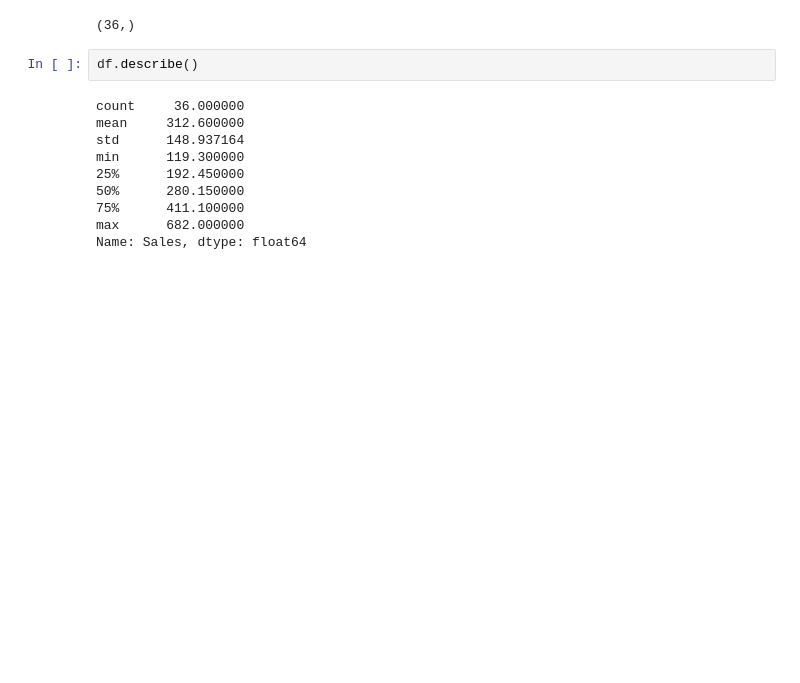
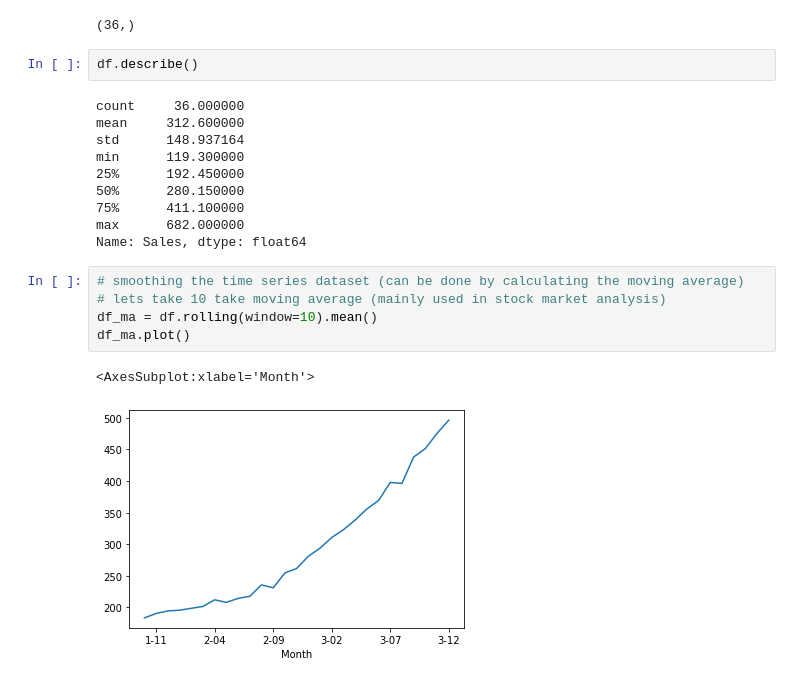
Before and after one commit to sudarshan-koirala/time-series-forecasting, a Jupyter notebook: time-series.ipynb, the cells around one changed output. Drawn from its saved outputs; the diff is of its cells as text; blank space fills up the shorter version.

```diff
--- a/time-series.ipynb
+++ b/time-series.ipynb
@@ -53,3 +55,11 @@ min      119.300000
 75%      411.100000
 max      682.000000
 Name: Sales, dtype: float64
+# %%
+# smoothing the time series dataset (can be done by calculating the moving average)
+# lets take 10 take moving average (mainly used in stock market analysis)
+df_ma = df.rolling(window=10).mean()
+df_ma.plot()
+# %% [output]
+<AxesSubplot:xlabel='Month'>
+[figure, added]
```
Also changed, not shown: parts of 6 cells of this notebook.
